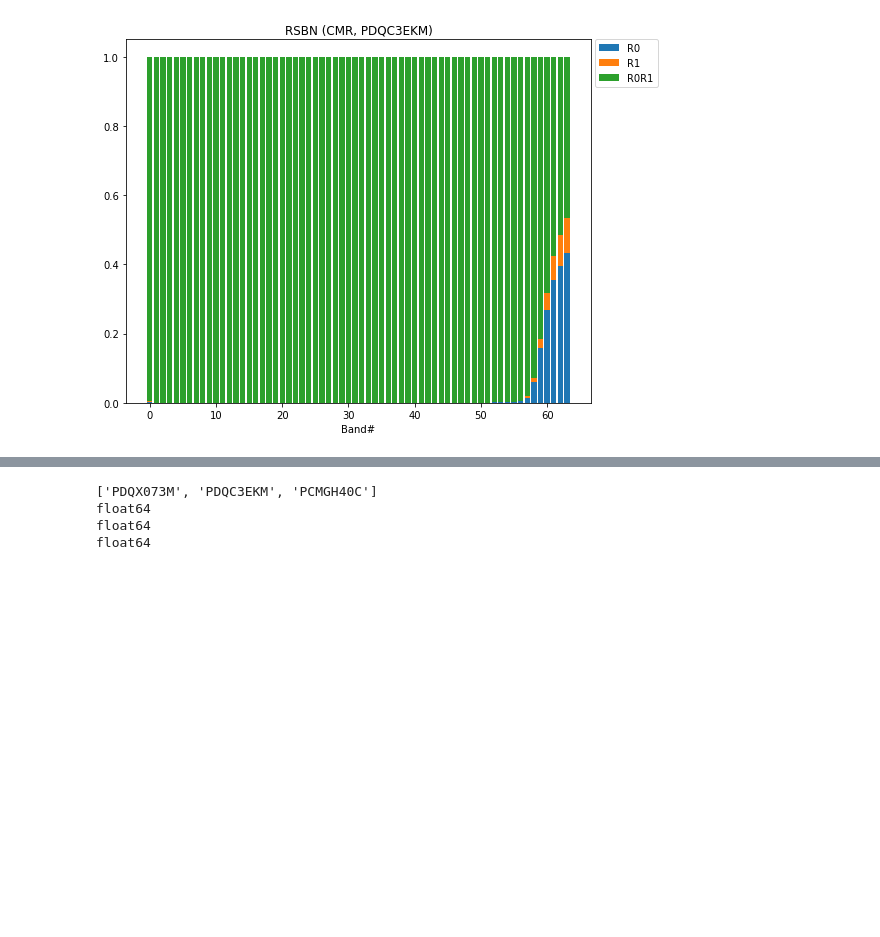
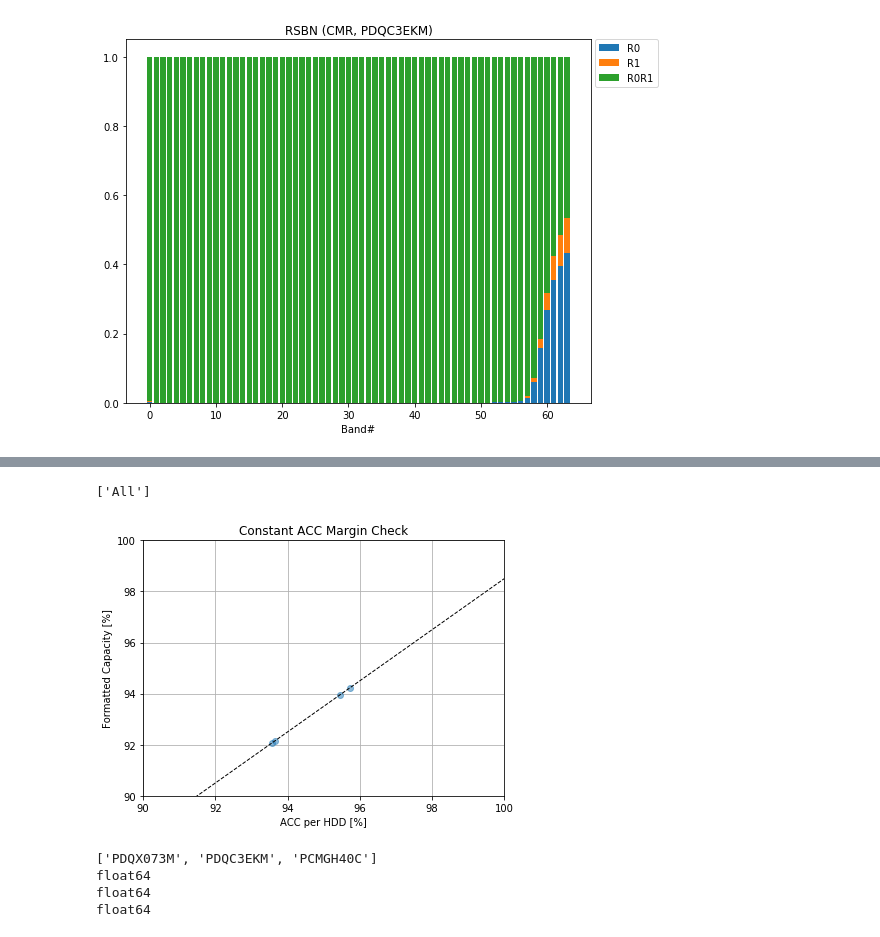
Before and after one commit to kiughigk/mfgcmd_ttr, a Jupyter notebook: notebook/parametric_summery.ipynb, the cells around one changed output, grey strips where cells are left out. Saved outputs shown, nothing was run; the diff lists cells and outputs as text; code cells hidden in the pictures; blank space fills up the shorter version.

Commit message:
minor upate for for checking const ACC margin

```diff
--- a/notebook/parametric_summery.ipynb
+++ b/notebook/parametric_summery.ipynb
@@ -561,7 +561,7 @@ def plot_cdf2(df, col, xlabel, title, figname, addThresh,
 def plot_xy(df, colX, colY, xlabel, ylabel, title, figname, disLegend=False, hue=None, hue_order=None,
             xlim=None, ylim=None, divX=None, divY=None, addThresh=None, addYXLine=False, addRegLine=False, addEllipse=False, sigma=2.0):
 
-    fig, ax = plt.subplots(1,1, figsize=(8,6))
+    fig, ax = plt.subplots(1,1, figsize=(6,4.5))
     #sigma = 2.0
 
 
@@ -1174,3 +1173,22 @@ float64
+# %%
+#Constant ACC Margin Check
+
+%matplotlib inline
+
+df = make_group(pd.read_pickle('dfUfo.pkl').query("row_num==1"))
+if a2a==True:
+    df = df[df.duplicated(subset=['hddsn', 'qualifier', 'lhd'], keep=False)]
+
+plot_xy(df,
+        'pacc_pct', 'capacity_pct',
+        'ACC per HDD [%]', 'Formatted Capacity [%]', 'Constant ACC Margin Check',
+        'constAccMargin', disLegend=True, hue=hue, hue_order=hue_order,
+        xlim=[90,100], ylim=[90,100],
+        divX=None, divY=None,
+        addThresh=np.poly1d([1.0, -1.5]), addYXLine=None, addRegLine=False, addEllipse=False, sigma=3)
+# %% [output]
+['All']
+[figure, added]
 # %%
 #ACC: PCM vs PDQ
 
```
Also changed, not shown: parts of 3 cells of this notebook, 1 other file.
